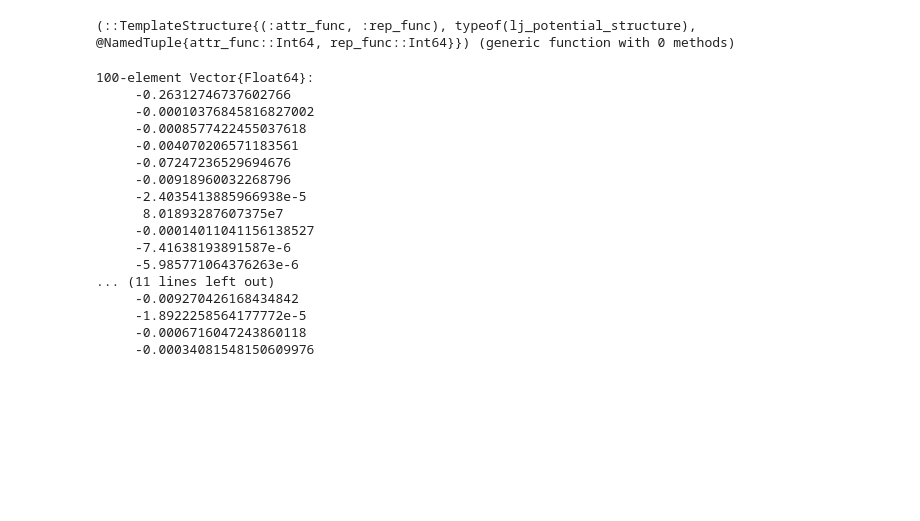
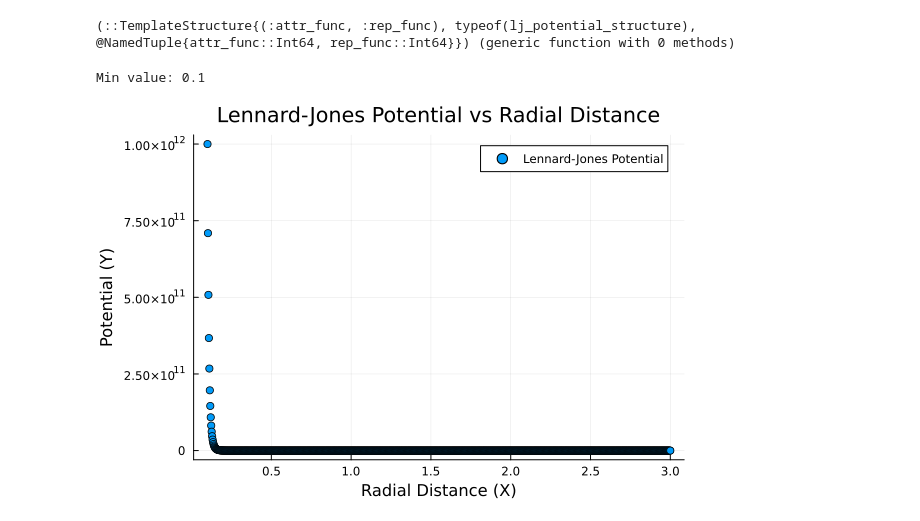
Before and after one commit to pranavkantgaur/gamd_sr, a Jupyter notebook: sr_for_lj_potential.ipynb, the cells around one changed output. Drawn from its saved outputs; the diff is of its cells as text; code cells hidden in the pictures; blank space fills up the shorter version.

Commit message:
add plotting

```diff
--- a/sr_for_lj_potential.ipynb
+++ b/sr_for_lj_potential.ipynb
@@ -130,39 +145,40 @@ lj_structure = TemplateStructure{(:attr_func, :rep_func)}(lj_potential_structure
 (::TemplateStructure{(:attr_func, :rep_func), typeof(lj_potential_structure), @NamedTuple{attr_func::Int64, rep_func::Int64}}) (generic function with 0 methods)
 # %%
 using LinearAlgebra
+using Plots
 
 # Set parameters for Lennard-Jones potential
 epsilon = 1.0  # Depth of the potential well
 sigma = 1.0    # Finite distance at which the potential is zero
 
 # Generate random radial distances
-X = rand(100, 1) .* 10  # Random distances in a 3D space
+X = Vector(range(0.1, stop=3.0, length=1000))  # Avoid zero to prevent division by zero
+
+# Reshape X into a column vector
+X = reshape(X, :, 1)
+
+# Find the smallest value
+min_value = minimum(X)
+println("Min value: ", min_value)
+
+
 
 # Calculate Lennard-Jones potential for each radial distance
 Y = [
-    4 * epsilon * ((sigma / norm(X[i, :]))^12 - (sigma / norm(X[i, :]))^6)
+     #((sigma / norm(X[i, :]))^12 - (sigma / norm(X[i, :]))^6)
+     #(-(sigma / norm(X[i, :]))^6)
+     ((sigma / norm(X[i, :]))^12)
     for i in eachindex(axes(X, 1))
 ]
 
 # Y now contains the Lennard-Jones potentials corresponding to each radial distance
+
+
+# Plotting Y as a function of X
+plot(X, Y, seriestype = :scatter, label = "Lennard-Jones Potential", xlabel = "Radial Distance (X)", ylabel = "Potential (Y)", title = "Lennard-Jones Potential vs Radial Distance", legend = true)
 # %% [output]
-100-element Vector{Float64}:
-     -0.26312746737602766
-     -0.00010376845816827002
-     -0.0008577422455037618
-     -0.004070206571183561
-     -0.07247236529694676
-     -0.00918960032268796
-     -2.4035413885966938e-5
-      8.01893287607375e7
-     -0.00014011041156138527
-     -7.41638193891587e-6
-     -5.985771064376263e-6
-... (11 lines left out)
-     -0.009270426168434842
-     -1.8922258564177772e-5
-     -0.0006716047243860118
-     -0.00034081548150609976
+Min value: 0.1
+[figure, added]
 # %%
 elementwise_loss = ((x1), (y1)) -> abs(y1 - x1)
 # %% [output]
```
Also changed, not shown: parts of 8 cells of this notebook.
